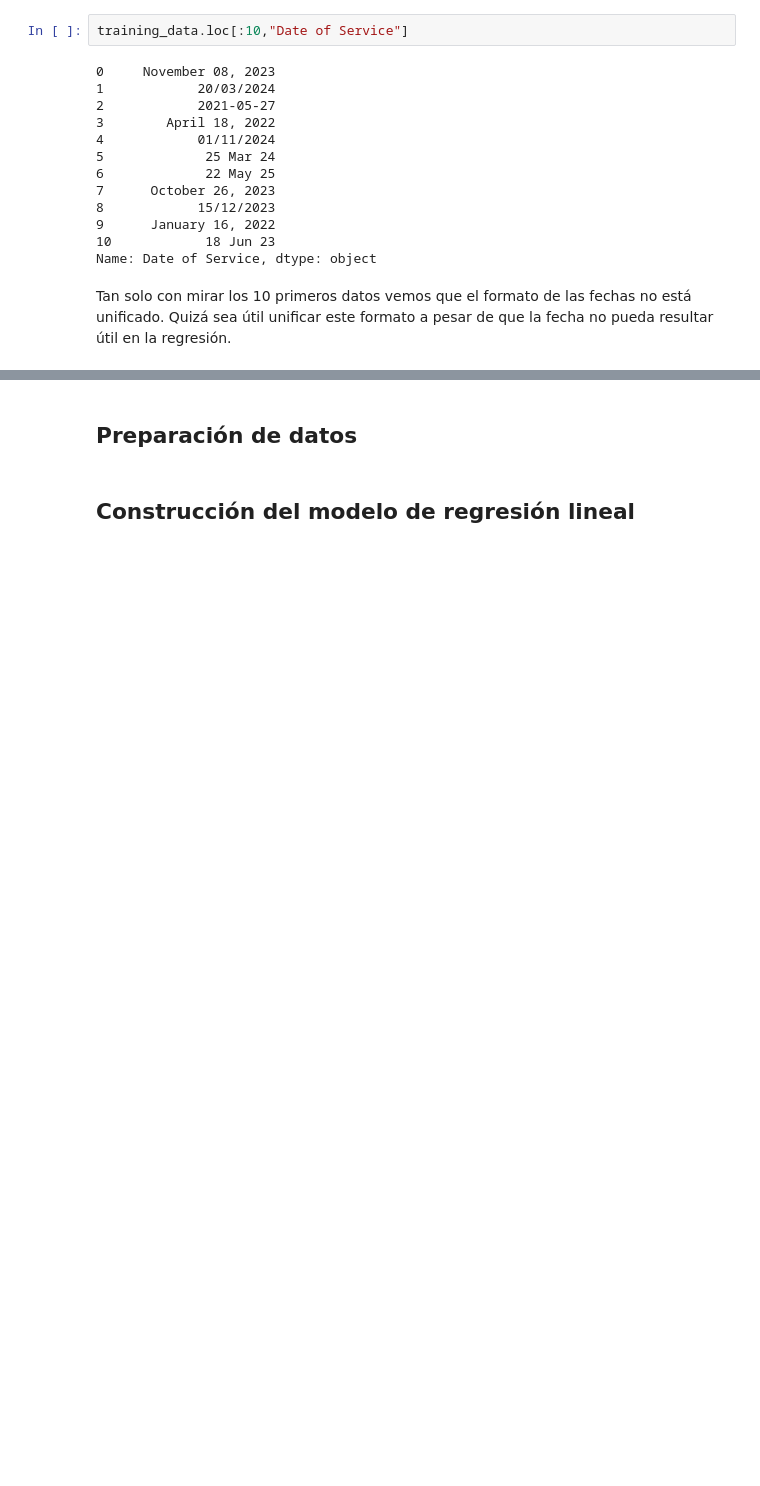
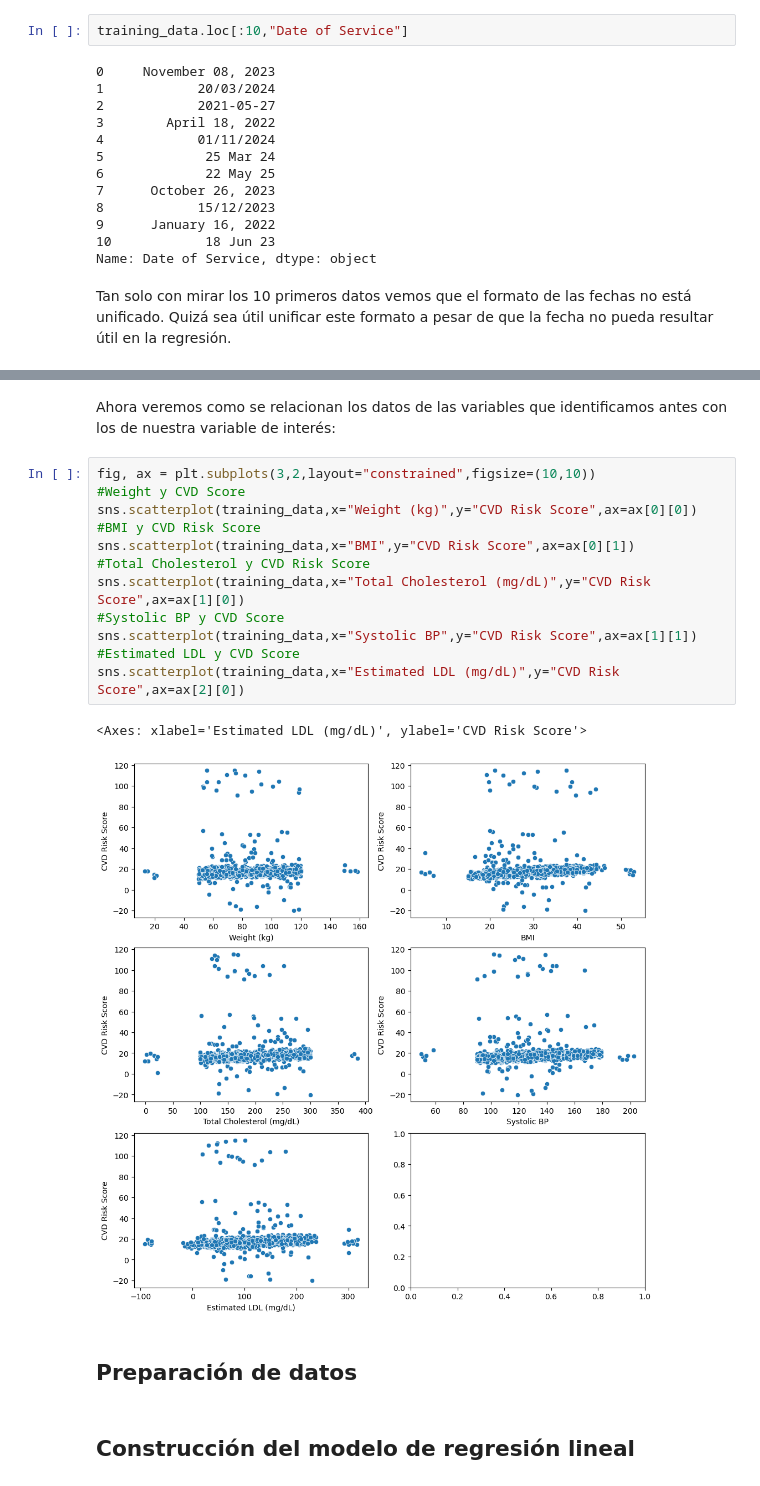
Before and after one commit to ef-blanco/Lab_1_Aprendizaje_Maq, a Jupyter notebook: Laboratorio_1_ML.ipynb, the cells around one changed output, grey strips where cells are left out. Drawn from its saved outputs; the diff is of its cells as text; blank space fills up the shorter version.

Commit message:
Exploración de datos posiblemente completada

```diff
--- a/Laboratorio_1_ML.ipynb
+++ b/Laboratorio_1_ML.ipynb
@@ -278,3 +316,20 @@ Tan solo con mirar los 10 primeros datos vemos que el formato de las fechas no e
+# %% [markdown]
+Ahora veremos como se relacionan los datos de las variables que identificamos antes con los de nuestra variable de interés:
+# %%
+fig, ax = plt.subplots(3,2,layout="constrained",figsize=(10,10))
+#Weight y CVD Score
+sns.scatterplot(training_data,x="Weight (kg)",y="CVD Risk Score",ax=ax[0][0])
+#BMI y CVD Risk Score
+sns.scatterplot(training_data,x="BMI",y="CVD Risk Score",ax=ax[0][1])
+#Total Cholesterol y CVD Risk Score
+sns.scatterplot(training_data,x="Total Cholesterol (mg/dL)",y="CVD Risk Score",ax=ax[1][0])
+#Systolic BP y CVD Score
+sns.scatterplot(training_data,x="Systolic BP",y="CVD Risk Score",ax=ax[1][1])
+#Estimated LDL y CVD Score
+sns.scatterplot(training_data,x="Estimated LDL (mg/dL)",y="CVD Risk Score",ax=ax[2][0])
+# %% [output]
+<Axes: xlabel='Estimated LDL (mg/dL)', ylabel='CVD Risk Score'>
+[figure, added]
 # %% [markdown]
 ## Preparación de datos
 # %% [markdown]
```
Also changed, not shown: parts of 4 cells of this notebook.
